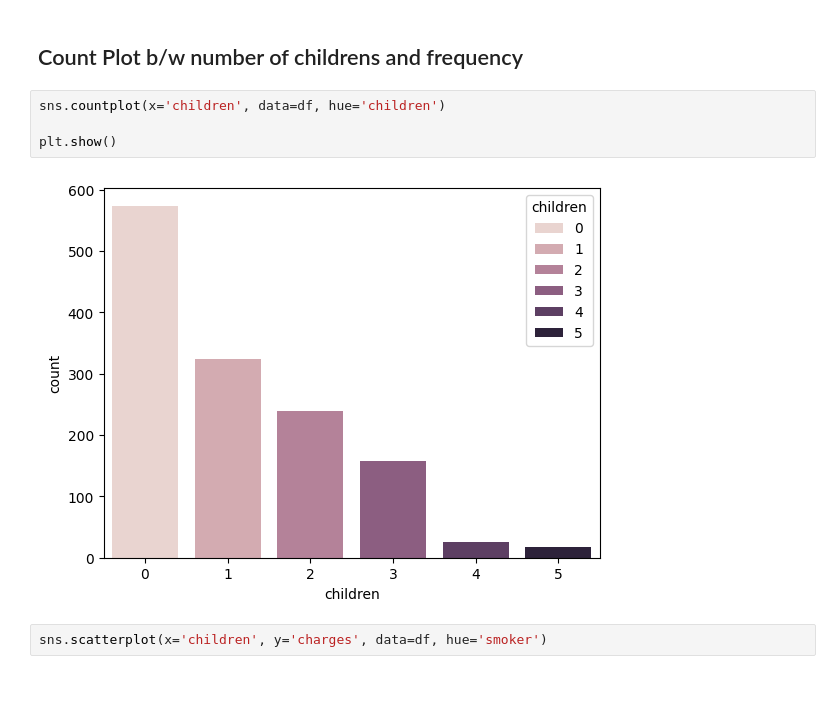
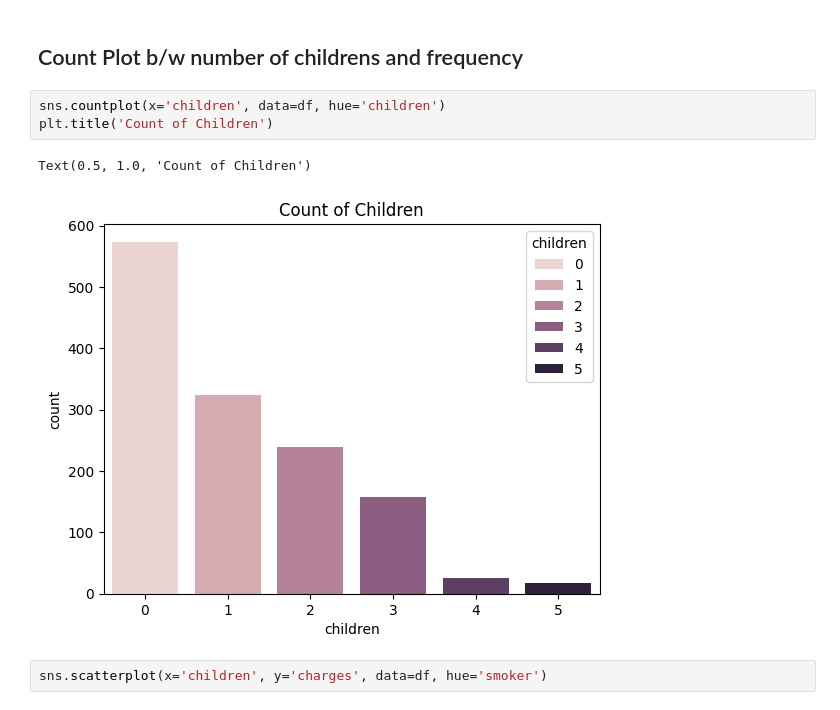
Before and after one commit to kartik23-2/EXploratorydataAnalysis, a Jupyter notebook: Insurance charges analysis/insuranceEDA.ipynb, the cells around one changed output. Cells and saved outputs as stored; diff of their text form.

```diff
--- a/Insurance charges analysis/insuranceEDA.ipynb
+++ b/Insurance charges analysis/insuranceEDA.ipynb
@@ -154,10 +152,10 @@ total male : 676
 ## Count Plot b/w number of childrens and frequency
 # %%
 sns.countplot(x='children', data=df, hue='children')
-
-plt.show()
+plt.title('Count of Children')
 # %% [output]
+Text(0.5, 1.0, 'Count of Children')
-[figure, old version]
+[figure, new version]
 # %%
 sns.scatterplot(x='children', y='charges', data=df, hue='smoker')
 # %% [output]
```
Also changed, not shown: parts of 5 cells of this notebook.
